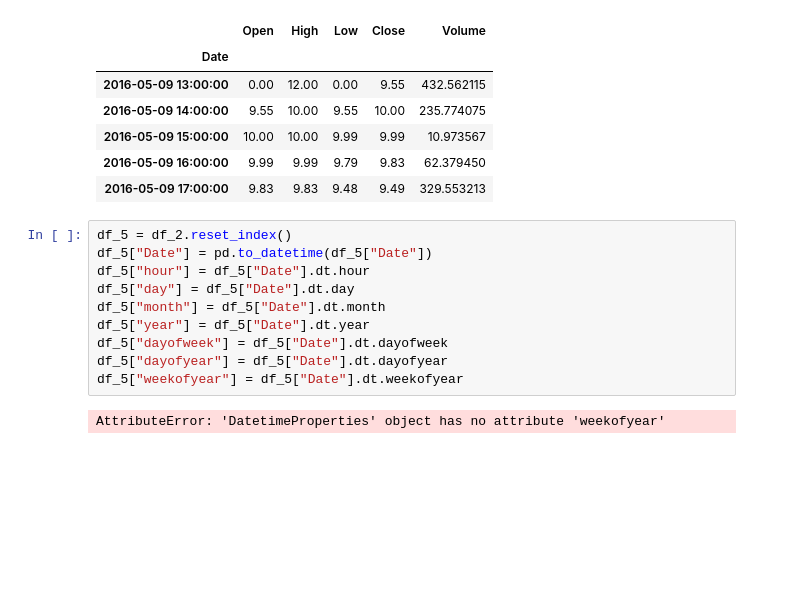
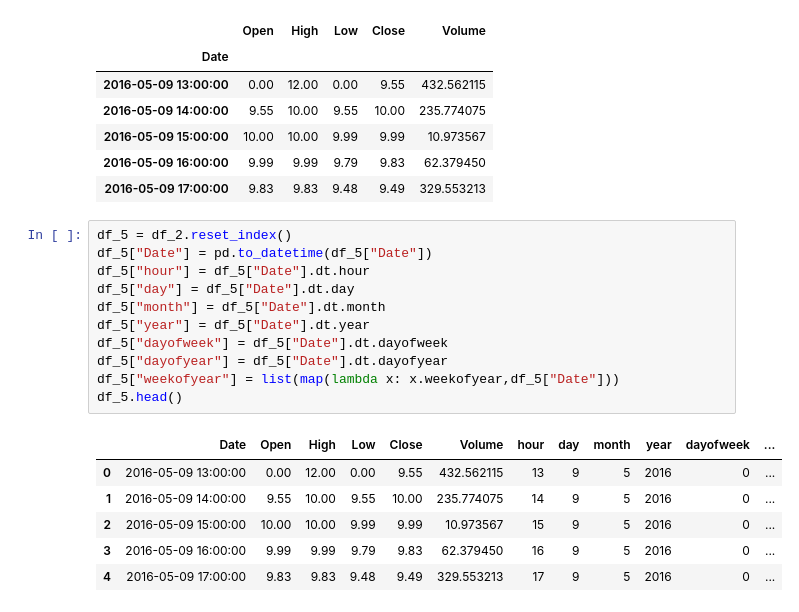
Before and after one commit to amith-vardhan99/udemy, a Jupyter notebook: Ethereum Price Prediction using GRU-LSTMs for Forecasting/notebook.ipynb, the cells around one changed output. Drawn from its saved outputs; the diff is of its cells as text; blank space fills up the shorter version.

```diff
--- a/Ethereum Price Prediction using GRU-LSTMs for Forecasting/notebook.ipynb
+++ b/Ethereum Price Prediction using GRU-LSTMs for Forecasting/notebook.ipynb
@@ -141,12 +141,18 @@ df_2.head()
 # %%
 df_5 = df_2.reset_index()
 df_5["Date"] = pd.to_datetime(df_5["Date"])
 df_5["hour"] = df_5["Date"].dt.hour
 df_5["day"] = df_5["Date"].dt.day
 df_5["month"] = df_5["Date"].dt.month
 df_5["year"] = df_5["Date"].dt.year
 df_5["dayofweek"] = df_5["Date"].dt.dayofweek
 df_5["dayofyear"] = df_5["Date"].dt.dayofyear
-df_5["weekofyear"] = df_5["Date"].dt.weekofyear
+df_5["weekofyear"] = list(map(lambda x: x.weekofyear,df_5["Date"]))
+df_5.head()
 # %% [output]
-AttributeError: 'DatetimeProperties' object has no attribute 'weekofyear'
+|  | Date | Open | High | Low | Close | Volume | hour | day | month | year | dayofweek | ... |
+| 0 | 2016-05-09 13:00:00 | 0.00 | 12.00 | 0.00 | 9.55 | 432.562115 | 13 | 9 | 5 | 2016 | 0 | ... |
+| 1 | 2016-05-09 14:00:00 | 9.55 | 10.00 | 9.55 | 10.00 | 235.774075 | 14 | 9 | 5 | 2016 | 0 | ... |
+| 2 | 2016-05-09 15:00:00 | 10.00 | 10.00 | 9.99 | 9.99 | 10.973567 | 15 | 9 | 5 | 2016 | 0 | ... |
+| 3 | 2016-05-09 16:00:00 | 9.99 | 9.99 | 9.79 | 9.83 | 62.379450 | 16 | 9 | 5 | 2016 | 0 | ... |
+| 4 | 2016-05-09 17:00:00 | 9.83 | 9.83 | 9.48 | 9.49 | 329.553213 | 17 | 9 | 5 | 2016 | 0 | ... |
```
Also changed, not shown: parts of 6 cells of this notebook.
